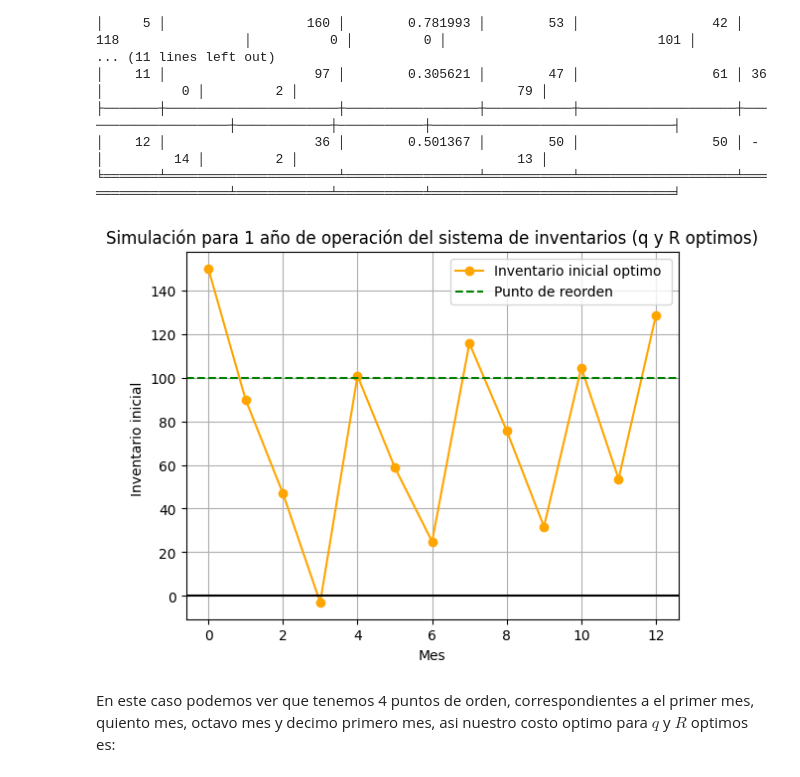
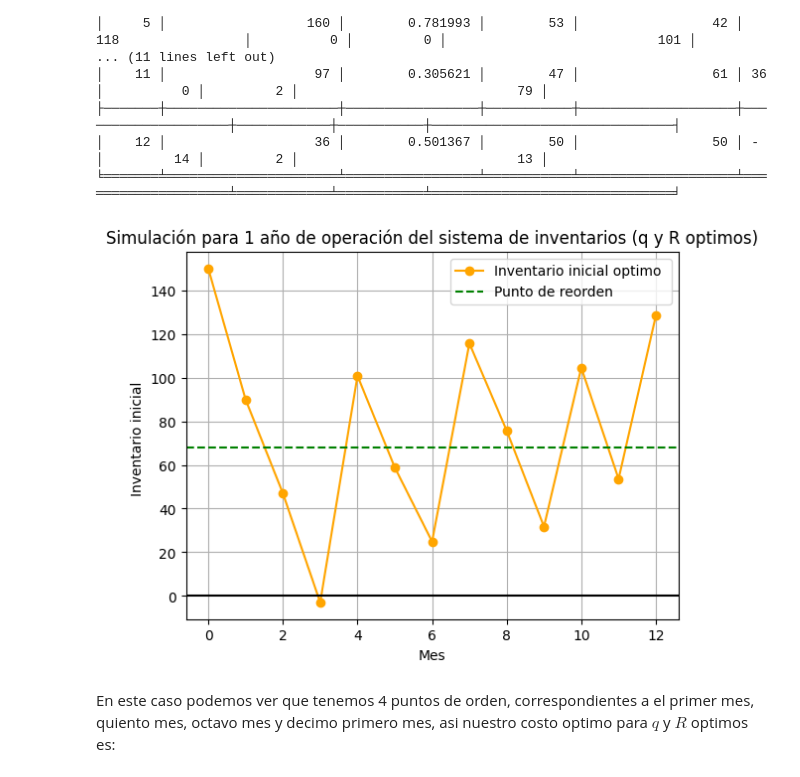
Before and after one commit to MaricelaMH/Simulacion-1, a Jupyter notebook: Inventario.ipynb, the cells around one changed output. Saved outputs shown, nothing was run; the diff lists cells and outputs as text; code cells hidden in the pictures.

```diff
--- a/Inventario.ipynb
+++ b/Inventario.ipynb
@@ -251,16 +251,16 @@ print(tabulate(lista, headers=optimo, tablefmt="fancy_grid",showindex=False))
 # %%
 #Imprimimos la gráfica
 plt.plot(inventario_i_opt,color="orange", marker='o', label="Inventario inicial optimo ")
 plt.title('Simulación para 1 año de operación del sistema de inventarios (q y R optimos)')
 plt.xlabel('Mes')
 plt.ylabel('Inventario inicial ')
-plt.axhline(100, color="green",linestyle='--', label='Punto de reorden')
+plt.axhline(R_opt, color="green",linestyle='--', label='Punto de reorden')
 plt.axhline(0, color='black')
 plt.grid(True)
 plt.legend()
 plt.show()
 # %% [output]
-[figure, old version]
+[figure, new version]
 # %% [markdown]
 En este caso podemos ver que tenemos 4 puntos de orden, correspondientes a el primer mes, quiento mes, octavo mes y decimo primero mes, asi nuestro costo optimo para $q$ y $R$ optimos es:
 # %%
```
Also changed, not shown: parts of 1 cell of this notebook.
